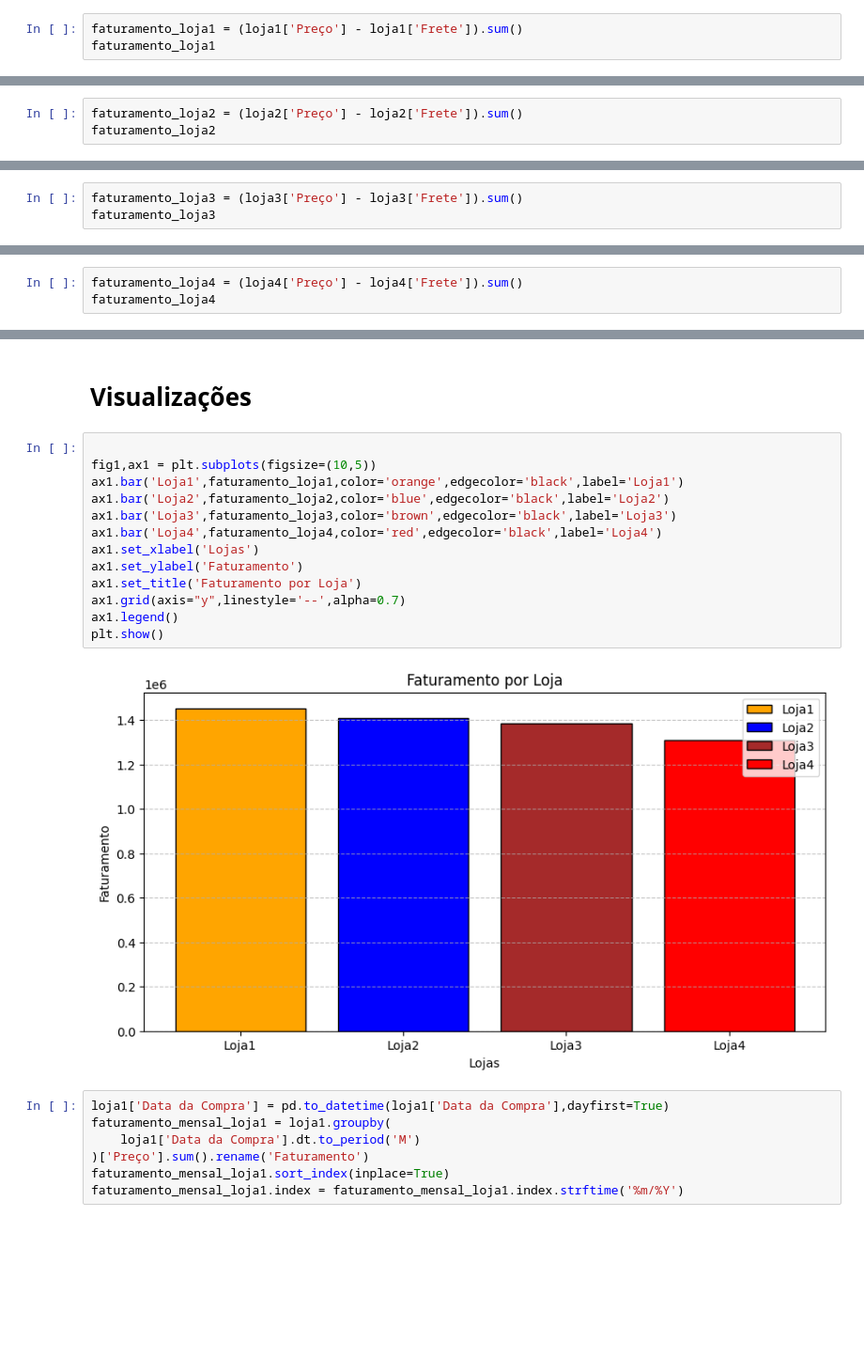
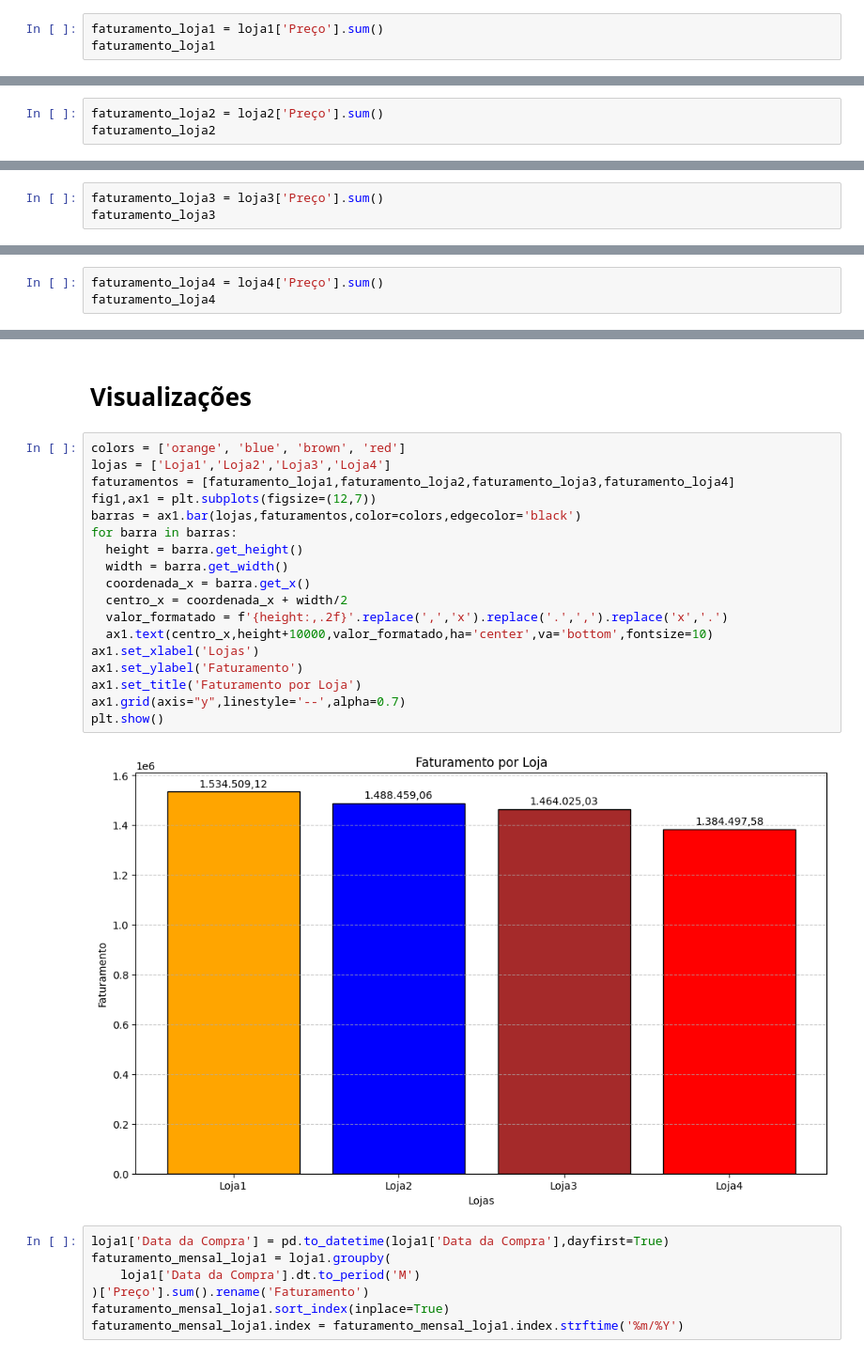
Before and after one commit to MiguelLuan/AluraStore, a Jupyter notebook: AluraStore.ipynb, the cells around one changed output, grey strips where cells are left out. Shown at 94% size. Drawn from its saved outputs; the diff is of its cells as text; blank space fills up the shorter version.

```diff
--- a/AluraStore.ipynb
+++ b/AluraStore.ipynb
@@ -158,6 +158,6 @@ memory usage: 221.2+ KB
 # %% [markdown]
 # 2. Análise do Faturamento
 # %%
-faturamento_loja1 = (loja1['Preço'] - loja1['Frete']).sum()
+faturamento_loja1 = loja1['Preço'].sum()
 faturamento_loja1
 # %% [output]
@@ -165,4 +165,4 @@ np.float64(1452671.1522043082)
 # %%
-faturamento_loja2 = (loja2['Preço'] - loja2['Frete']).sum()
+faturamento_loja2 = loja2['Preço'].sum()
 faturamento_loja2
 # %% [output]
@@ -170,4 +170,4 @@ np.float64(1409144.9019873552)
 # %%
-faturamento_loja3 = (loja3['Preço'] - loja3['Frete']).sum()
+faturamento_loja3 = loja3['Preço'].sum()
 faturamento_loja3
 # %% [output]
@@ -175,4 +175,4 @@ np.float64(1386002.368777357)
 # %%
-faturamento_loja4 = (loja4['Preço'] - loja4['Frete']).sum()
+faturamento_loja4 = loja4['Preço'].sum()
 faturamento_loja4
 # %% [output]
@@ -670,21 +670,26 @@ pagamento_loja4
 | cupom | 125 |
 # %% [markdown]
 # Visualizações
-# %%
-
-fig1,ax1 = plt.subplots(figsize=(10,5))
-ax1.bar('Loja1',faturamento_loja1,color='orange',edgecolor='black',label='Loja1')
-ax1.bar('Loja2',faturamento_loja2,color='blue',edgecolor='black',label='Loja2')
-ax1.bar('Loja3',faturamento_loja3,color='brown',edgecolor='black',label='Loja3')
-ax1.bar('Loja4',faturamento_loja4,color='red',edgecolor='black',label='Loja4')
-ax1.set_xlabel('Lojas')
-ax1.set_ylabel('Faturamento')
-ax1.set_title('Faturamento por Loja')
-ax1.grid(axis="y",linestyle='--',alpha=0.7)
-ax1.legend()
-plt.show()
-# %% [output]
-[figure, removed]
+# %%
+colors = ['orange', 'blue', 'brown', 'red']
+lojas = ['Loja1','Loja2','Loja3','Loja4']
+faturamentos = [faturamento_loja1,faturamento_loja2,faturamento_loja3,faturamento_loja4]
+fig1,ax1 = plt.subplots(figsize=(12,7))
+barras = ax1.bar(lojas,faturamentos,color=colors,edgecolor='black')
+for barra in barras:
+  height = barra.get_height()
+  width = barra.get_width()
+  coordenada_x = barra.get_x()
+  centro_x = coordenada_x + width/2
+  valor_formatado = f'{height:,.2f}'.replace(',','x').replace('.',',').replace('x','.')
+  ax1.text(centro_x,height+10000,valor_formatado,ha='center',va='bottom',fontsize=10)
+ax1.set_xlabel('Lojas')
+ax1.set_ylabel('Faturamento')
+ax1.set_title('Faturamento por Loja')
+ax1.grid(axis="y",linestyle='--',alpha=0.7)
+plt.show()
+# %% [output]
+[figure, added]
 # %%
 loja1['Data da Compra'] = pd.to_datetime(loja1['Data da Compra'],dayfirst=True)
 faturamento_mensal_loja1 = loja1.groupby(
```
Also changed, not shown: parts of 9 cells of this notebook.
